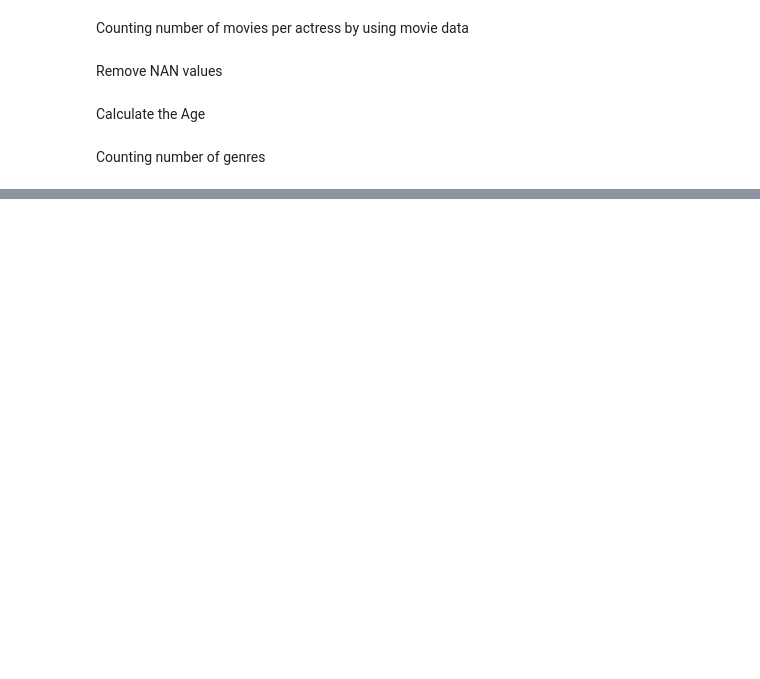
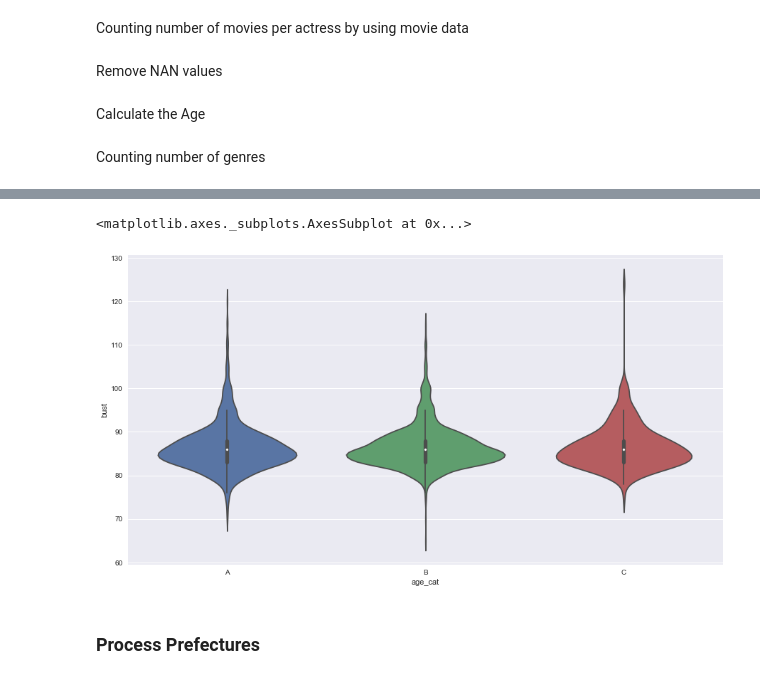
Before and after one commit to canhtran/jav_idol_analysis, a Jupyter notebook: eda_jav_idol.ipynb, the cells around one changed output, grey strips where cells are left out. Drawn from its saved outputs; the diff is of its cells as text; code cells hidden in the pictures; blank space fills up the shorter version.

```diff
--- a/eda_jav_idol.ipynb
+++ b/eda_jav_idol.ipynb
@@ -149,0 +158,9 @@ train_actress.info()
+# %%
+df['age_cat'] = pd.cut(df['age'], bins=[20, 30, 40, float('Inf')], labels=['A', 'B', 'C'])
+# %%
+sns.violinplot(x='age_cat',y='bust',data=df)
+# %% [output]
+<matplotlib.axes._subplots.AxesSubplot at 0x...>
+[figure, added]
+# %% [markdown]
+### Process Prefectures
```
Also changed, not shown: parts of 51 cells of this notebook.
